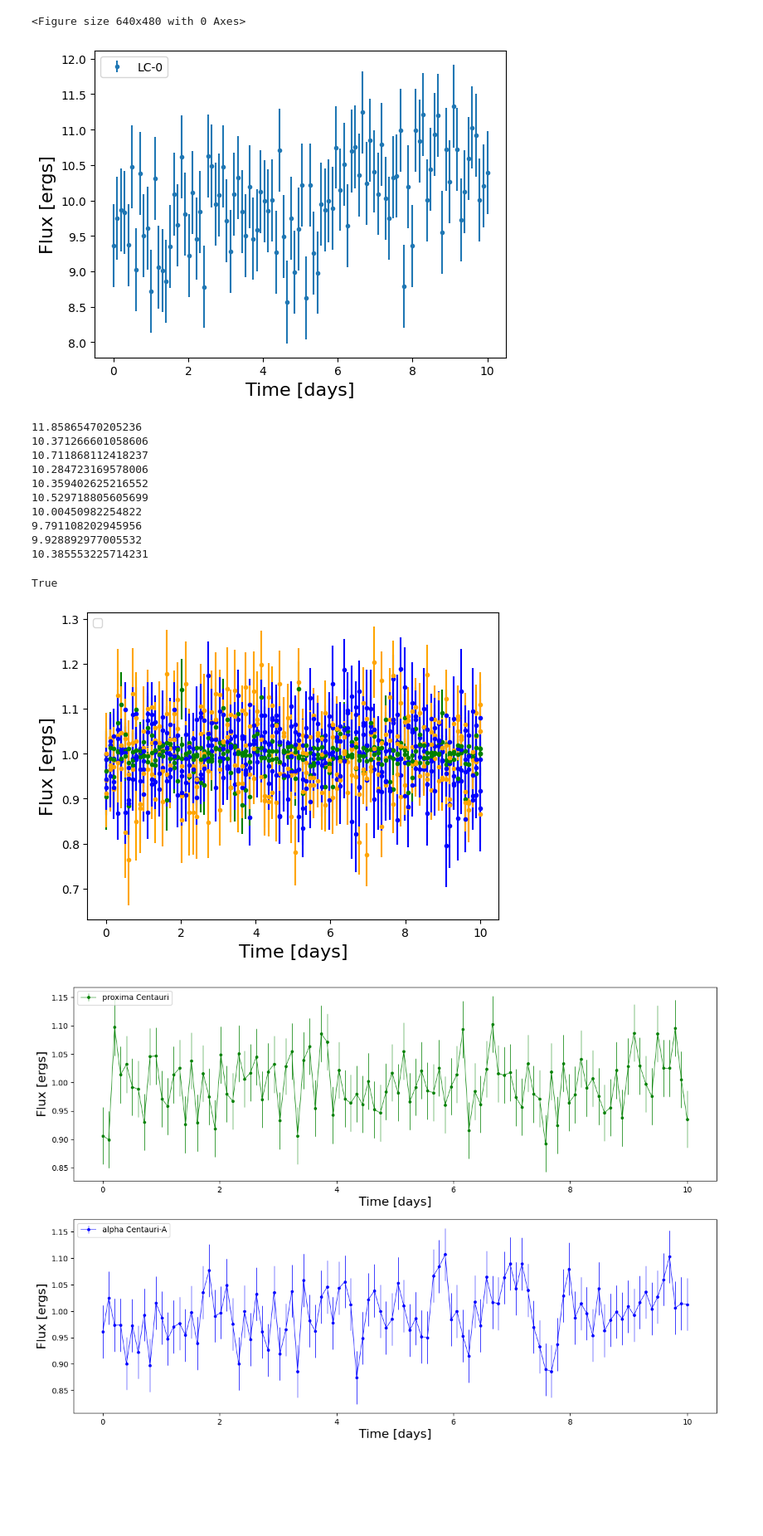
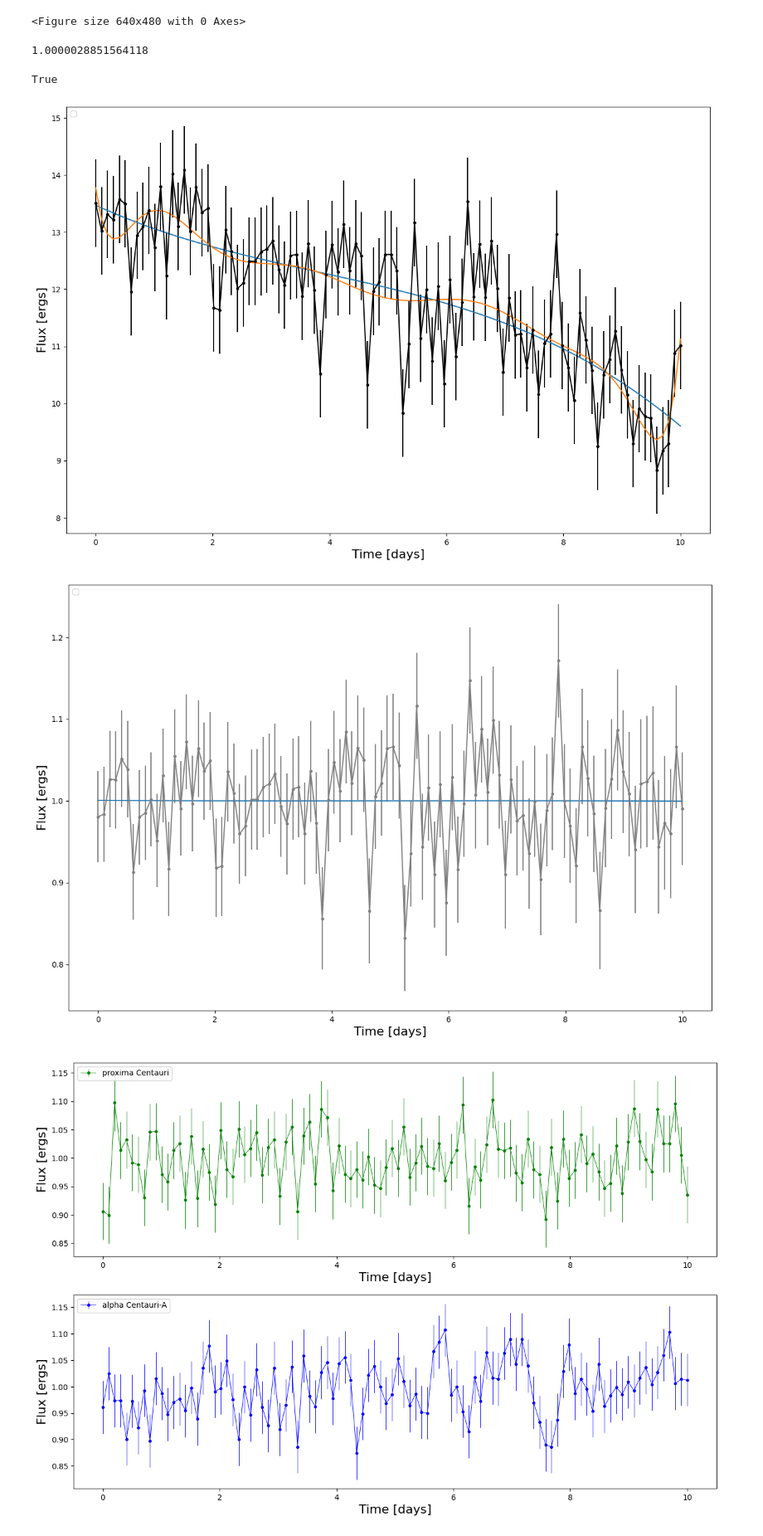
Before and after one commit to petiay/python_su, a Jupyter notebook: ex4.ipynb, the cells around one changed output. Shown: that part at 83% size. Drawn from its saved outputs; the diff is of its cells as text; code cells hidden in the pictures; blank space fills up the shorter version.

Commit message:
play with best-fits

```diff
--- a/ex4.ipynb
+++ b/ex4.ipynb
@@ -16,11 +16,11 @@ class LightCurve:
         self.flags = flags
         self.name = name
 
-    def plot(self, color=None): #, linestyle=None, linewidth=None,
+    def plot(self, color=None, linestyle=None): #, linewidth=None,
              #label=None):
         """ Plot the light curve """
         plt.errorbar(self.times, self.fluxes, self.uncertainties, fmt='.',
-                     color=color)#, linestyle=linestyle, linewidth=linewidth,
+                     color=color, linestyle=linestyle)#, linewidth=linewidth,
                      #label=self.name)
         plt.xlabel('Time [days]', fontsize=16)
         plt.ylabel('Flux [ergs]', fontsize=16)
@@ -43,8 +43,9 @@ class LightCurve:
         poly_params = np.polyfit(self.times, self.fluxes, order)
         best_fit_model = np.polyval(poly_params, self.times)
 
-        self.fluxes /= best_fit_model # same as self.fluxes = self.fluxes / best_fit_model
+        self.fluxes /= best_fit_model
         self.uncertainties /= best_fit_model
 
         self.cleaned = True
+        return best_fit_model
 # %%
@@ -55,33 +57,42 @@ class LightCurve:
 path = 'sample_lcs/lc_0.txt'
 lc0 = LightCurve.from_txt(path)
 lc0.name = 'LC-0'
-lc0.plot(label=lc0.name)
+#lc0.plot(label=lc0.name)
-# %% [output]
-[figure, removed]
 # %%
 lc_paths = glob('sample_lcs/*.txt')
 lightcurves = [LightCurve.from_txt(path) for path in lc_paths]
 c=cycle(['b', 'g', 'orange'])
+c2=cycle('gray')
+l=cycle('-')
 
-for lightcurve in lightcurves:
+plt.figure(figsize=(15,10))
+# plot original light curve and 1 best-fit
+for lightcurve in lightcurves[0:1]:
+    lightcurve.plot('k', next(l))
+    bf1=lightcurve.clean(order=3)
+    plt.plot(lightcurve.times, bf1)
     print(lightcurve.fluxes.mean())
-    lightcurve.clean()
-    lightcurve.plot(next(c))
 
+# Calculate new best-fit (of diff. degree) after reading original fluxes
+lightcurves = [LightCurve.from_txt(path) for path in lc_paths]
+for lightcurve in lightcurves[0:1]:
+    bf2=lightcurve.clean(order=10)
+    plt.plot(lightcurve.times, bf2)
+
+# Plot only cleaned normalized versions
+plt.figure(figsize=(15,10))
+for lightcurve in lightcurves[0:1]:
+    bf1=lightcurve.clean(order=4)
+    lightcurve.plot('gray', next(l))
+    plt.plot(lightcurve.times, bf1)
+
+# check if cleaned
 lightcurves[0].cleaned
 # %% [output]
-11.85865470205236
-10.371266601058606
-10.711868112418237
-10.284723169578006
-10.359402625216552
-10.529718805605699
-10.00450982254822
-9.791108202945956
-9.928892977005532
-10.385553225714231
+1.0000028851564118
 True
-[figure, old version]
+[figure, new version]
+[figure, added]
 # %%
 times = np.linspace(0, 10, 100)
 sigma = 0.05
```
Also changed, not shown: parts of 1 cell of this notebook.
